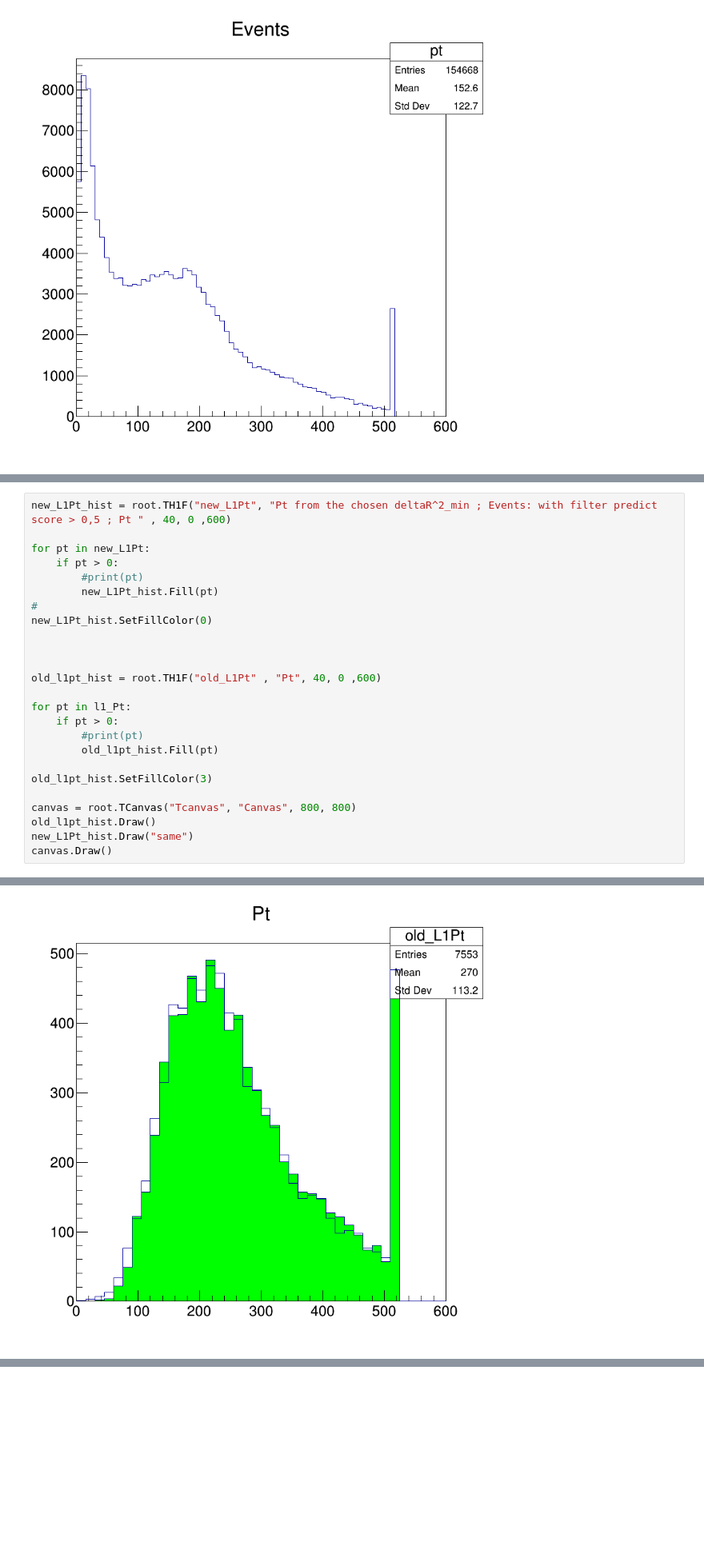
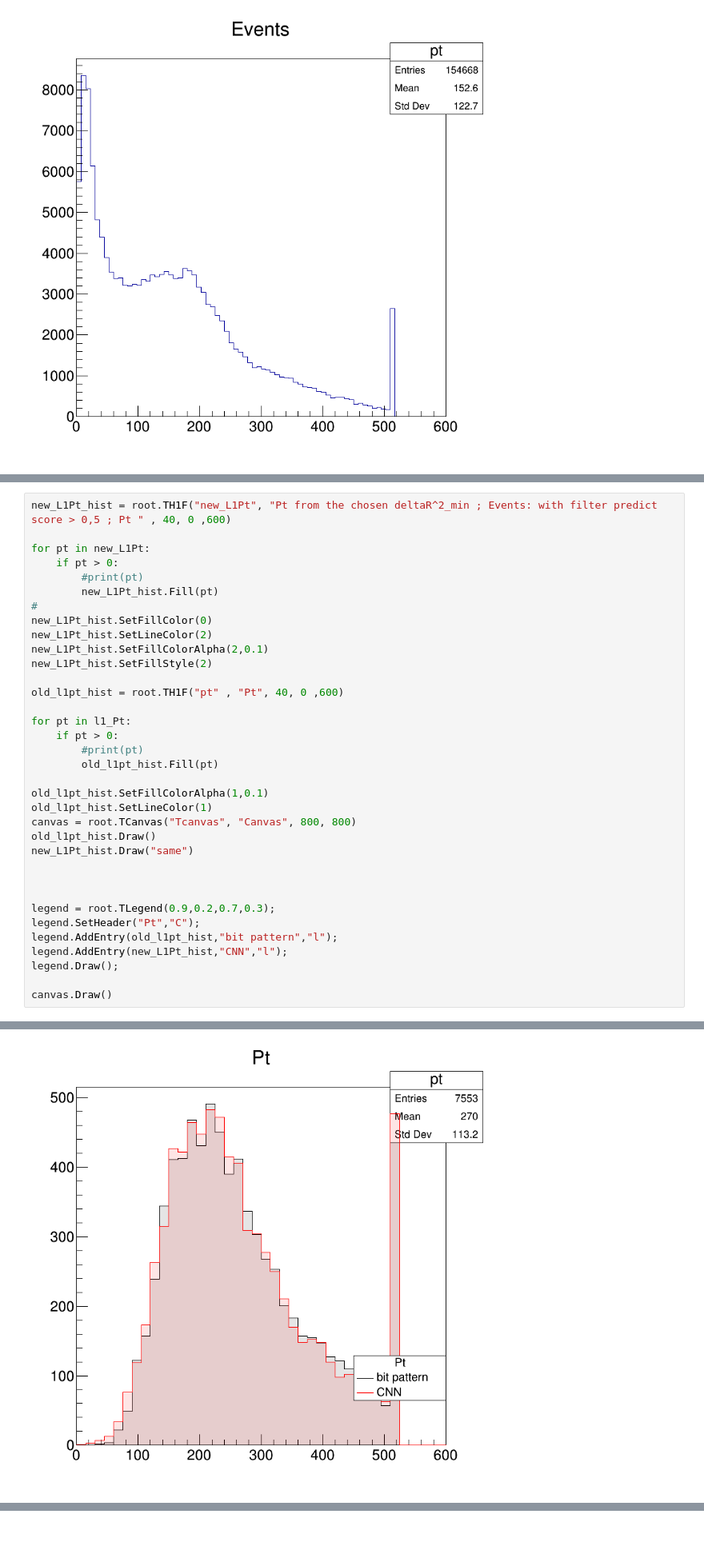
Before and after one commit to GitoPR/BoostedJetML, a Jupyter notebook: BoostedJet_modified.ipynb, the cells around one changed output, grey strips where cells are left out. Shown: that part at 80% size. Saved outputs shown, nothing was run; the diff lists cells and outputs as text; blank space fills up the shorter version.

Commit message:
Finished comparative efficiency plots, other plots are on the way

```diff
--- a/BoostedJet_modified.ipynb
+++ b/BoostedJet_modified.ipynb
@@ -679,20 +674,30 @@ for pt in new_L1Pt:
         new_L1Pt_hist.Fill(pt)
 #
 new_L1Pt_hist.SetFillColor(0)
+new_L1Pt_hist.SetLineColor(2)
+new_L1Pt_hist.SetFillColorAlpha(2,0.1)
+new_L1Pt_hist.SetFillStyle(2)
 
-
-
-old_l1pt_hist = root.TH1F("old_L1Pt" , "Pt", 40, 0 ,600)
+old_l1pt_hist = root.TH1F("pt" , "Pt", 40, 0 ,600)
 
 for pt in l1_Pt:
     if pt > 0:
         #print(pt)
         old_l1pt_hist.Fill(pt)
 
-old_l1pt_hist.SetFillColor(3)
-
+old_l1pt_hist.SetFillColorAlpha(1,0.1)
+old_l1pt_hist.SetLineColor(1)
 canvas = root.TCanvas("Tcanvas", "Canvas", 800, 800)
 old_l1pt_hist.Draw()
 new_L1Pt_hist.Draw("same")
+
+
+
+legend = root.TLegend(0.9,0.2,0.7,0.3);
+legend.SetHeader("Pt","C");
+legend.AddEntry(old_l1pt_hist,"bit pattern","l");
+legend.AddEntry(new_L1Pt_hist,"CNN","l");
+legend.Draw();
+
 canvas.Draw()
 # %% [output]
@@ -699 +707 @@ canvas.Draw()
-[figure, old version]
+[figure, new version]
```
Also changed, not shown: parts of 6 cells of this notebook.
